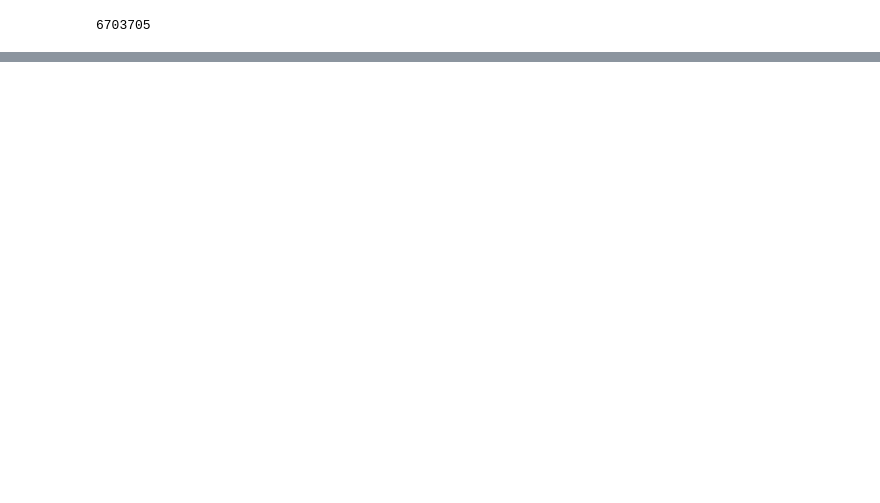
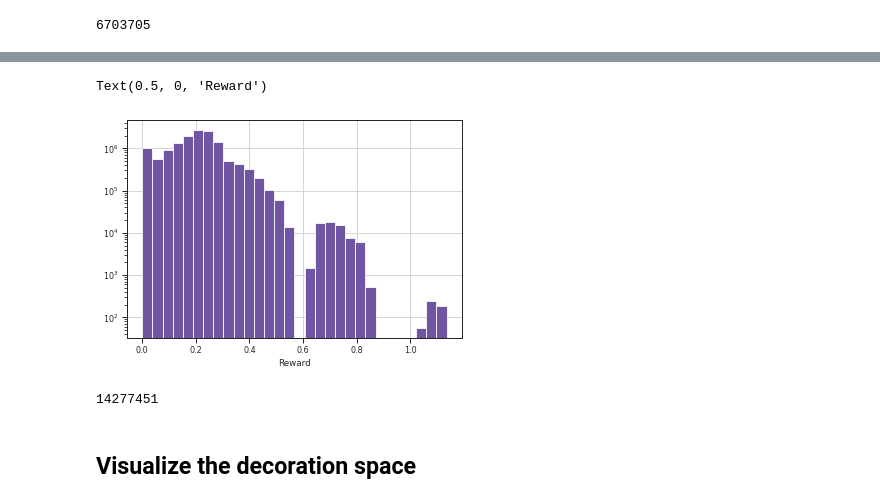
Before and after one commit to NREL/rlmolecule, a Jupyter notebook: examples/crystal_energy/notebooks/20220621_decoration_rewards.ipynb, the cells around one changed output, grey strips where cells are left out. Drawn from its saved outputs; the diff is of its cells as text; code cells hidden in the pictures; blank space fills up the shorter version.

```diff
--- a/examples/crystal_energy/notebooks/20220621_decoration_rewards.ipynb
+++ b/examples/crystal_energy/notebooks/20220621_decoration_rewards.ipynb
@@ -149,0 +224,17 @@ df_mcts_comps_missed.decomp_energy.hist(bins=30)
+# %%
+df_merged = df_merged.drop(columns='decor_id')
+# %%
+df_merged = df_merged.drop(columns='run_id')
+# %%
+cols = ['id',
+        'comp',
+        'reward',
+        'predicted_energy',
+        'decomp_energy',
+        'cond_ion_frac',
+        'reduction',
+        'oxidation',
+        'stability_window',
+        ]
+# %%
+df_merged = df_merged[cols]
@@ -149,0 +251,14 @@ df_mcts_comps_missed.decomp_energy.hist(bins=30)
+# %%
+df_merged.reward.hist(bins=30, color='#7055a3')
+plt.yscale("log")jk
+plt.xlabel("Reward")
+# plt.title(f"All decorations")
+# %% [output]
+Text(0.5, 0, 'Reward')
+[figure, added]
+# %%
+len(df_merged)
+# %% [output]
+14277451
+# %% [markdown]
+## Visualize the decoration space
```
Also changed, not shown: parts of 90 cells of this notebook, 3 other files.
